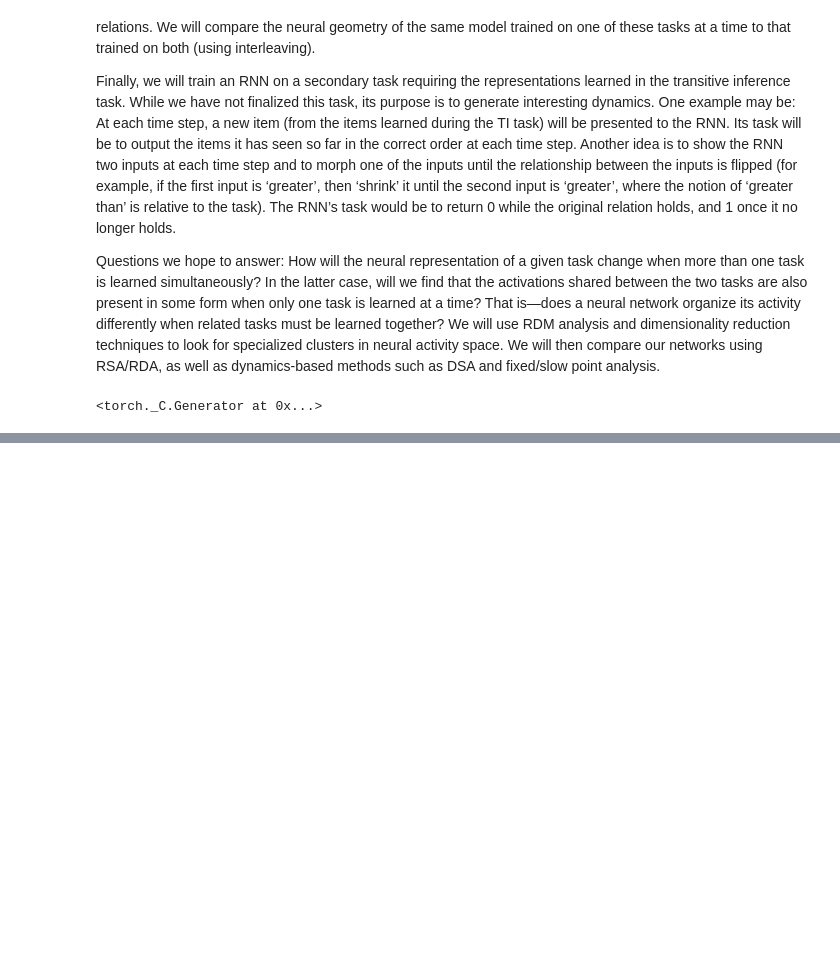
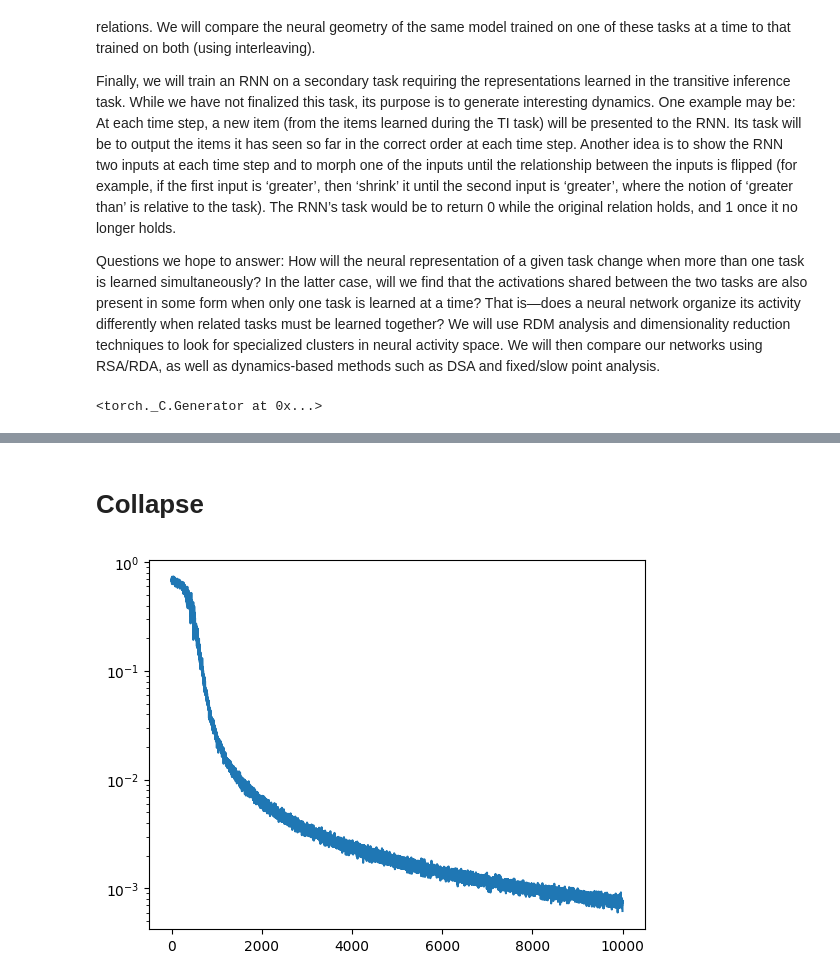
Before and after one commit to Xemin0/NeuroAIProj_Abstract, a Jupyter notebook: NMA_NeuroAI.ipynb, the cells around one changed output, grey strips where cells are left out. Cells and saved outputs as stored; diff of their text form; code cells hidden in the pictures; blank space fills up the shorter version.

```diff
--- a/NMA_NeuroAI.ipynb
+++ b/NMA_NeuroAI.ipynb
@@ -208,0 +325,10 @@ def train_loop(net, **params_dict, response_dict=False):
+# %%
+params_dict = {
+    'batch_size': 10,
+    'n_epochs': 200,
+    'dataset_size': 1000,
+    'learning_rate': 0.0005,
+    'momentum': .99,
+    'task': 'ti',
+    'input_length': 10
+}
@@ -208,0 +337,6 @@ def train_loop(net, **params_dict, response_dict=False):
+# %%
+net = Feedforward(input_dim=params_dict['input_length'], hidden_dim=10, output_dim=1)
+if torch.cuda.is_available():
+  net.cuda()
+
+track_loss, resp_dict = train_loop(net, response_dict=True, **params_dict)
@@ -208,0 +361,9 @@ def train_loop(net, **params_dict, response_dict=False):
+# %% [markdown]
+# Collapse
+# %%
+# Input size = 5
+plt.yscale('log')
+plt.plot(track_loss)
+plt.show()
+# %% [output]
+[figure, added]
```
Also changed, not shown: parts of 18 cells of this notebook, 1 other file.
